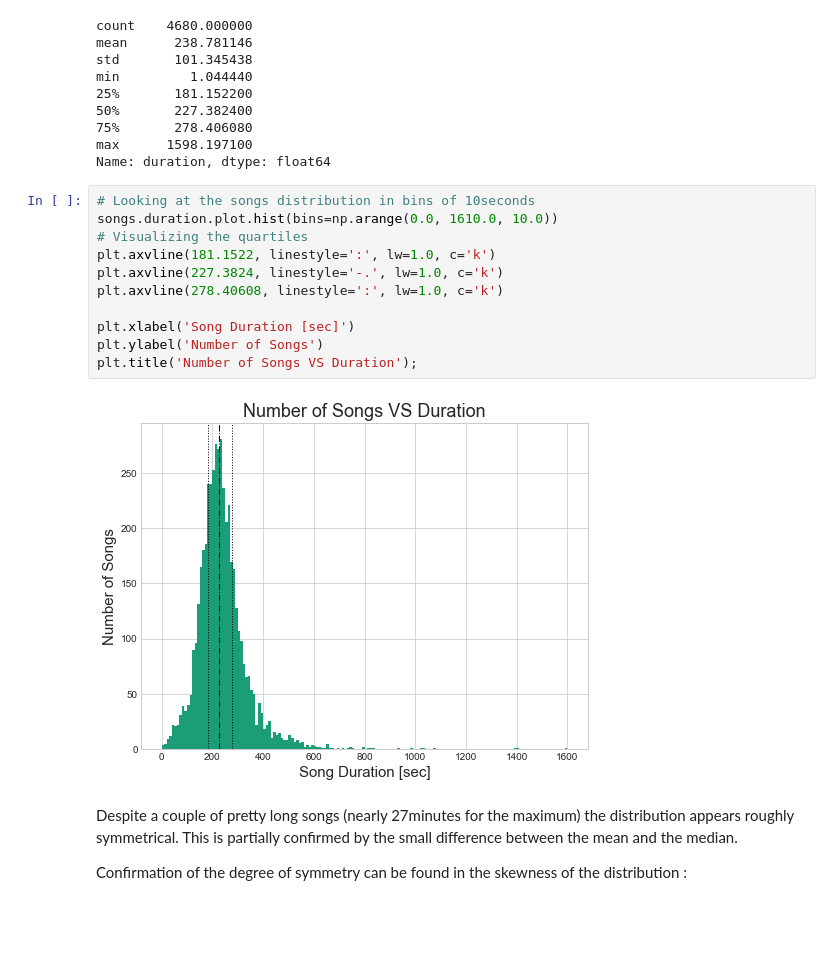
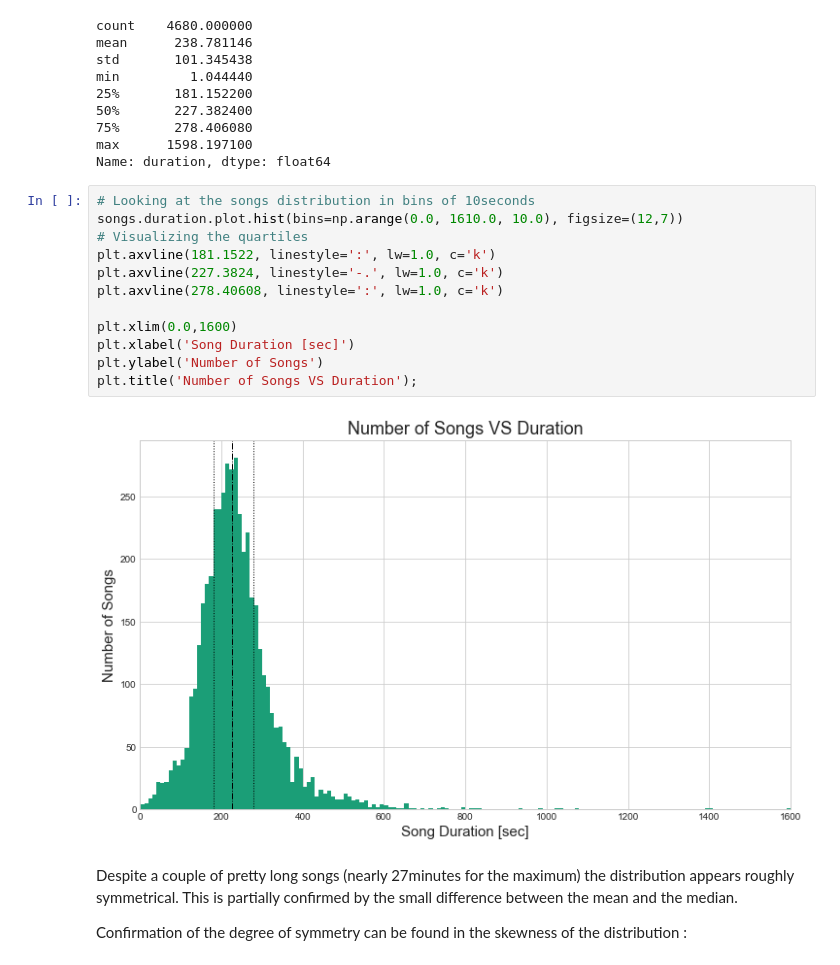
Before and after one commit to pylablanche/MillionSong, a Jupyter notebook: MillionSong_Dataset_Exploration.ipynb, the cells around one changed output. Drawn from its saved outputs; the diff is of its cells as text; blank space fills up the shorter version.

```diff
--- a/MillionSong_Dataset_Exploration.ipynb
+++ b/MillionSong_Dataset_Exploration.ipynb
@@ -176,17 +176,18 @@ max      1598.197100
 Name: duration, dtype: float64
 # %%
 # Looking at the songs distribution in bins of 10seconds
-songs.duration.plot.hist(bins=np.arange(0.0, 1610.0, 10.0))
+songs.duration.plot.hist(bins=np.arange(0.0, 1610.0, 10.0), figsize=(12,7))
 # Visualizing the quartiles
 plt.axvline(181.1522, linestyle=':', lw=1.0, c='k')
 plt.axvline(227.3824, linestyle='-.', lw=1.0, c='k')
 plt.axvline(278.40608, linestyle=':', lw=1.0, c='k')
 
+plt.xlim(0.0,1600)
 plt.xlabel('Song Duration [sec]')
 plt.ylabel('Number of Songs')
 plt.title('Number of Songs VS Duration');
 # %% [output]
-[figure, old version]
+[figure, new version]
 # %% [markdown]
 Despite a couple of pretty long songs (nearly 27minutes for the maximum) the distribution appears roughly symmetrical. This is partially confirmed by the small difference between the mean and the median.
 
```
Also changed, not shown: parts of 63 cells of this notebook.
